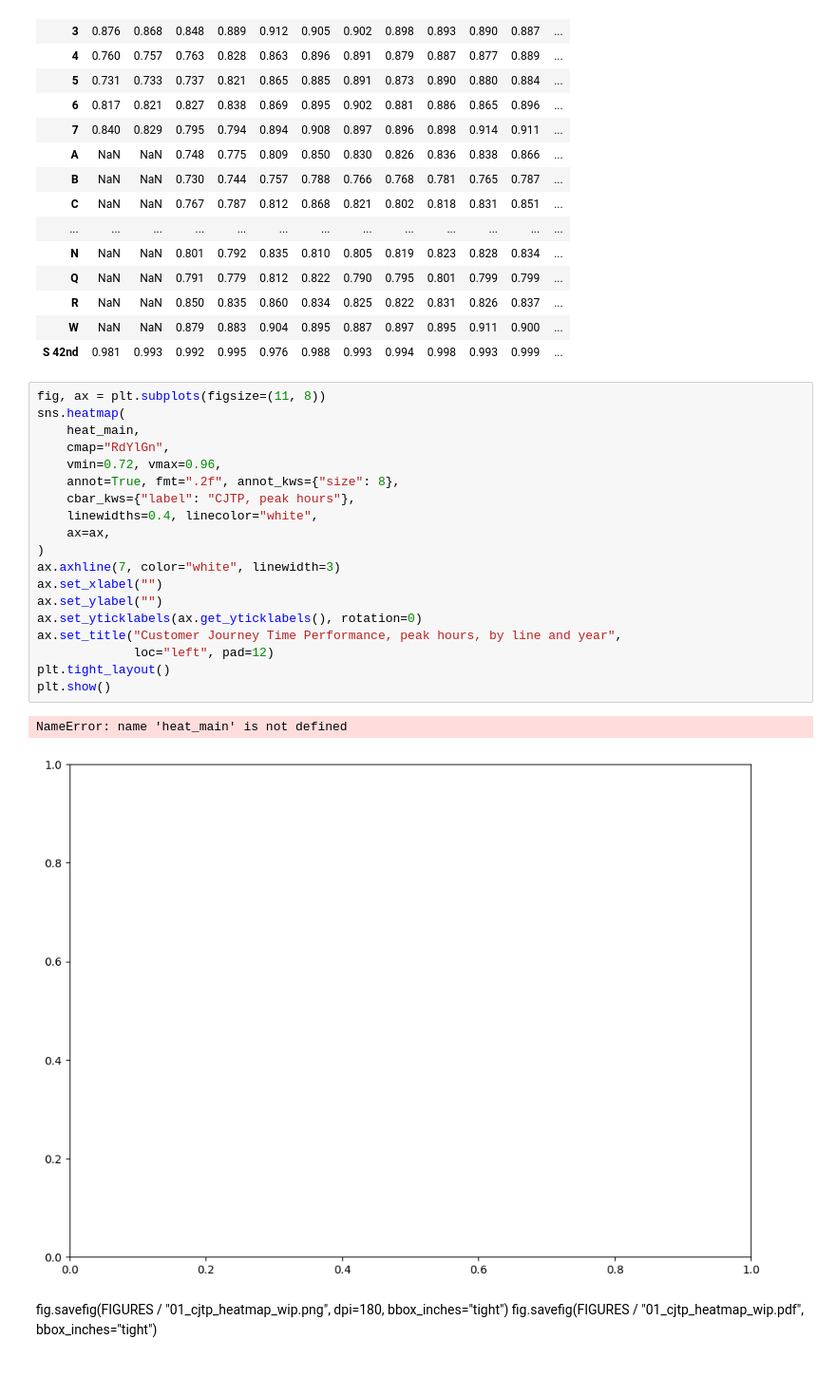
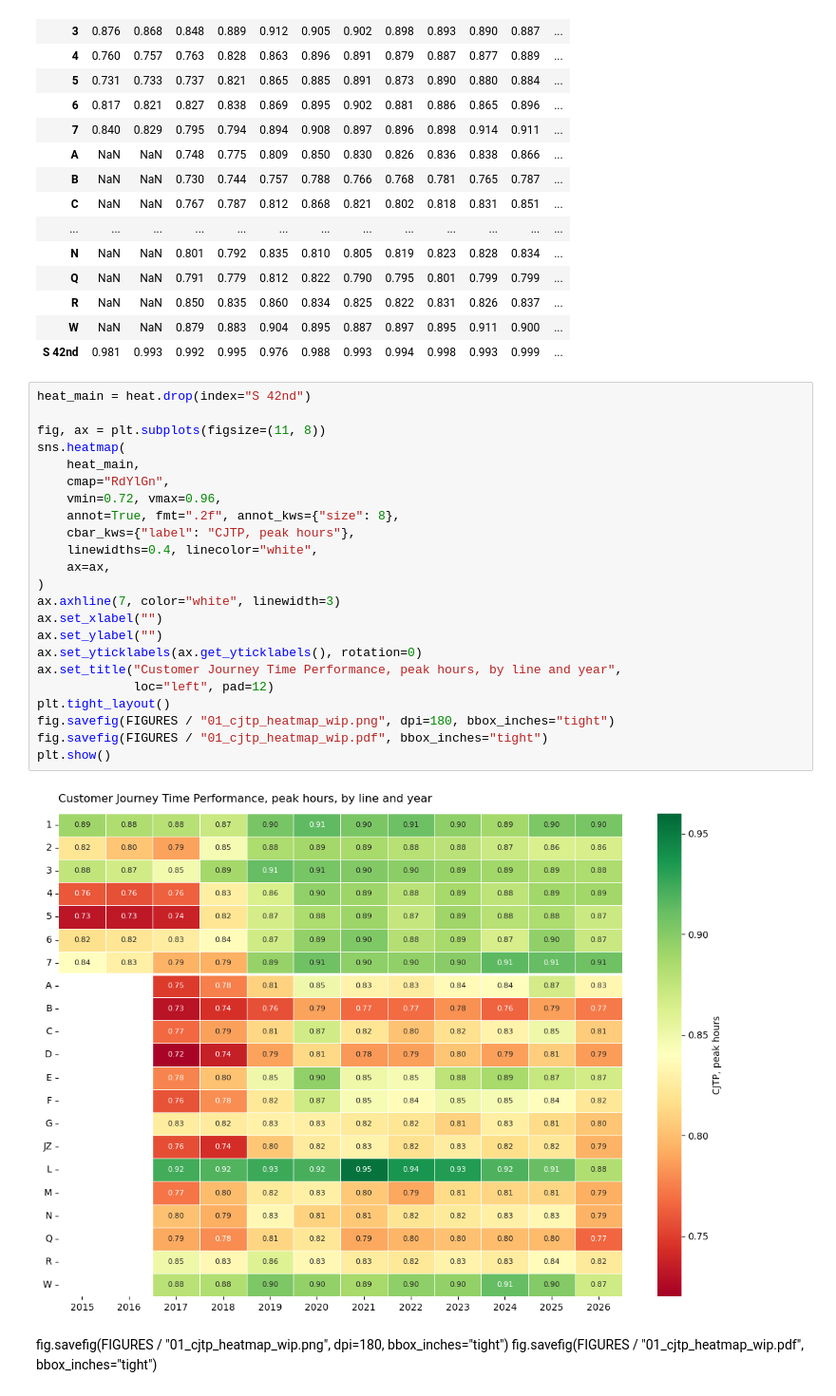
Before and after one commit to yidan114/please-stand-clear-of-the-closing-data, a Jupyter notebook: code/01_eda_cjtp.ipynb, the cells around one changed output. Shown at 95% size. Drawn from its saved outputs; the diff is of its cells as text; blank space fills up the shorter version.

```diff
--- a/code/01_eda_cjtp.ipynb
+++ b/code/01_eda_cjtp.ipynb
@@ -98,28 +98,31 @@ heat.round(3)
 | R | NaN | NaN | 0.850 | 0.835 | 0.860 | 0.834 | 0.825 | 0.822 | 0.831 | 0.826 | 0.837 | ... |
 | W | NaN | NaN | 0.879 | 0.883 | 0.904 | 0.895 | 0.887 | 0.897 | 0.895 | 0.911 | 0.900 | ... |
 | S 42nd | 0.981 | 0.993 | 0.992 | 0.995 | 0.976 | 0.988 | 0.993 | 0.994 | 0.998 | 0.993 | 0.999 | ... |
-# %%
-fig, ax = plt.subplots(figsize=(11, 8))
-sns.heatmap(
-    heat_main,
-    cmap="RdYlGn",
-    vmin=0.72, vmax=0.96,
-    annot=True, fmt=".2f", annot_kws={"size": 8},
-    cbar_kws={"label": "CJTP, peak hours"},
-    linewidths=0.4, linecolor="white",
-    ax=ax,
-)
-ax.axhline(7, color="white", linewidth=3)
-ax.set_xlabel("")
-ax.set_ylabel("")
-ax.set_yticklabels(ax.get_yticklabels(), rotation=0)
-ax.set_title("Customer Journey Time Performance, peak hours, by line and year",
-             loc="left", pad=12)
-plt.tight_layout()
-plt.show()
-# %% [output]
-NameError: name 'heat_main' is not defined
-[figure, removed]
+# %%
+heat_main = heat.drop(index="S 42nd")
+
+fig, ax = plt.subplots(figsize=(11, 8))
+sns.heatmap(
+    heat_main,
+    cmap="RdYlGn",
+    vmin=0.72, vmax=0.96,
+    annot=True, fmt=".2f", annot_kws={"size": 8},
+    cbar_kws={"label": "CJTP, peak hours"},
+    linewidths=0.4, linecolor="white",
+    ax=ax,
+)
+ax.axhline(7, color="white", linewidth=3)
+ax.set_xlabel("")
+ax.set_ylabel("")
+ax.set_yticklabels(ax.get_yticklabels(), rotation=0)
+ax.set_title("Customer Journey Time Performance, peak hours, by line and year",
+             loc="left", pad=12)
+plt.tight_layout()
+fig.savefig(FIGURES / "01_cjtp_heatmap_wip.png", dpi=180, bbox_inches="tight")
+fig.savefig(FIGURES / "01_cjtp_heatmap_wip.pdf", bbox_inches="tight")
+plt.show()
+# %% [output]
+[figure, added]
 # %% [markdown]
 fig.savefig(FIGURES / "01_cjtp_heatmap_wip.png", dpi=180, bbox_inches="tight")
 fig.savefig(FIGURES / "01_cjtp_heatmap_wip.pdf", bbox_inches="tight")
```
Also changed, not shown: parts of 1 cell of this notebook.
